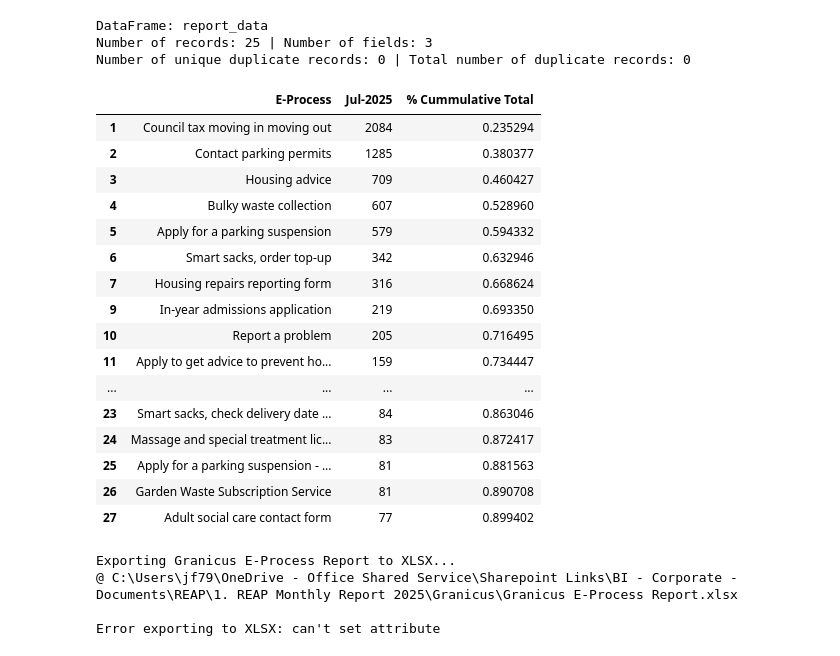
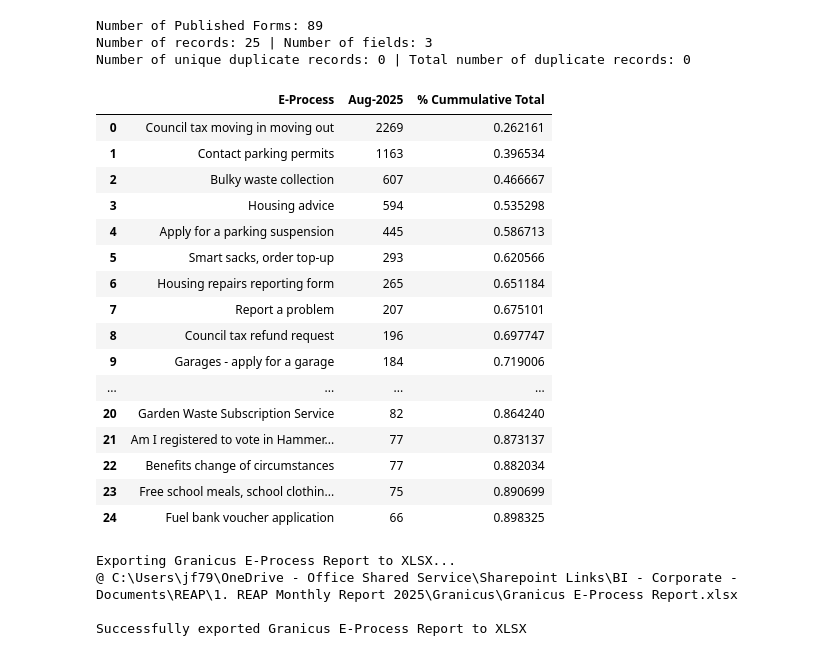
Before and after one commit to LBHF-JamalFazaldin/REAP-Analytics, a Jupyter notebook: REAP_notebooks/granicus_cases.ipynb, the cells around one changed output. Saved outputs shown, nothing was run; the diff lists cells and outputs as text; code cells hidden in the pictures.

Commit message:
REAP Monthly Automation Update
Added in notebooks and modules that automate the generation of the REAP Monthly Report.

```diff
--- a/REAP_notebooks/granicus_cases.ipynb
+++ b/REAP_notebooks/granicus_cases.ipynb
@@ -103,0 +33,6 @@ End of data validation
+# %%
+month_order = [
+    'April','May','June','July','August','September','October','November',
+    'December','January','February','March']
+
+date_dic = rmf.obtain_relevant_dates(granicus_case_data, 'date_completed')
@@ -124,64 +153,68 @@ report_data = pd.merge(
     granicus_case_data, granicus_process_data,
     how='left', on='process_id'
 )
 
-report_data['month_of_form'] = pd.to_datetime(report_data['date_completed']).dt.strftime("%Y-%m")
+report_data['month_of_form'] = report_data['date_completed'].dt.strftime("%Y-%m")
 
 report_data = report_data.groupby(['month_of_form', 'process_name','process_id'])['case_id'].count().reset_index().sort_values(by=['month_of_form', 'case_id'], ascending=False)
-report_data = report_data[report_data['month_of_form'] == last_full_month]
+report_data = report_data[report_data['month_of_form'] == date_dic['prev_full_month']]
 
 report_data = pd.merge(
     report_data, lookup_data,
     how='left', on='process_id',
     suffixes=['','_drop']
 )
 
 report_data = report_data[report_data['process_name_drop'].isna() == False]
 report_data.rename(
     columns={
         'process_name':'E-Process',
-        'case_id':month_year
+        'case_id': date_dic['month_year']
     },
     inplace=True
 )
 report_data.drop(
     columns=['month_of_form','process_id','process_name_drop'],
     inplace=True
 )
 
-report_data[r'% Cummulative Total'] = report_data[month_year].cumsum() / report_data[month_year].sum()
+report_data[r'% Cummulative Total'] = report_data[date_dic['month_year']].cumsum() / report_data[date_dic['month_year']].sum()
+
+print(f'Number of Published Forms: {len(report_data)}')
 
 report_data = report_data[report_data[r'% Cummulative Total'] <= 0.9]
-mf.display(report_data)
-
-mf.export_file(
-    report_data,
-    directory = path_to_data,
-    df_name = 'Granicus E-Process Report',
-    file_type='xlsx'
-)
+mf.display(report_data.reset_index(drop='index'))
 # %% [output]
-DataFrame: report_data
+Number of Published Forms: 89
 Number of records: 25 | Number of fields: 3
 Number of unique duplicate records: 0 | Total number of duplicate records: 0
-|  | E-Process | Jul-2025 | % Cummulative Total |
-| 1 | Council tax moving in moving out | 2084 | 0.235294 |
-| 2 | Contact parking permits | 1285 | 0.380377 |
-| 3 | Housing advice | 709 | 0.460427 |
-| 4 | Bulky waste collection | 607 | 0.528960 |
-| 5 | Apply for a parking suspension | 579 | 0.594332 |
-| 6 | Smart sacks, order top-up | 342 | 0.632946 |
-| 7 | Housing repairs reporting form | 316 | 0.668624 |
-| 9 | In-year admissions application | 219 | 0.693350 |
-| 10 | Report a problem | 205 | 0.716495 |
-| 11 | Apply to get advice to prevent ho... | 159 | 0.734447 |
+|  | E-Process | Aug-2025 | % Cummulative Total |
+| 0 | Council tax moving in moving out | 2269 | 0.262161 |
+| 1 | Contact parking permits | 1163 | 0.396534 |
+| 2 | Bulky waste collection | 607 | 0.466667 |
+| 3 | Housing advice | 594 | 0.535298 |
+| 4 | Apply for a parking suspension | 445 | 0.586713 |
+| 5 | Smart sacks, order top-up | 293 | 0.620566 |
+| 6 | Housing repairs reporting form | 265 | 0.651184 |
+| 7 | Report a problem | 207 | 0.675101 |
+| 8 | Council tax refund request | 196 | 0.697747 |
+| 9 | Garages - apply for a garage | 184 | 0.719006 |
 | ... | ... | ... | ... |
-| 23 | Smart sacks, check delivery date ... | 84 | 0.863046 |
-| 24 | Massage and special treatment lic... | 83 | 0.872417 |
-| 25 | Apply for a parking suspension - ... | 81 | 0.881563 |
-| 26 | Garden Waste Subscription Service | 81 | 0.890708 |
-| 27 | Adult social care contact form | 77 | 0.899402 |
+| 20 | Garden Waste Subscription Service | 82 | 0.864240 |
+| 21 | Am I registered to vote in Hammer... | 77 | 0.873137 |
+| 22 | Benefits change of circumstances | 77 | 0.882034 |
+| 23 | Free school meals, school clothin... | 75 | 0.890699 |
+| 24 | Fuel bank voucher application | 66 | 0.898325 |
-Exporting Granicus E-Process Report to XLSX...
-@ C:\Users\jf79\OneDrive - Office Shared Service\Sharepoint Links\BI - Corporate - Documents\REAP\1. REAP Monthly Report 2025\Granicus\Granicus E-Process Report.xlsx
-
-Error exporting to XLSX: can't set attribute
+# %%
+mf.export_file(
+    report_data,
+    directory = path_to_data,
+    df_name = 'Granicus E-Process Report',
+    file_type='xlsx',
+    sheet_name='main'
+)
+# %% [output]
+Exporting Granicus E-Process Report to XLSX...
+@ C:\Users\jf79\OneDrive - Office Shared Service\Sharepoint Links\BI - Corporate - Documents\REAP\1. REAP Monthly Report 2025\Granicus\Granicus E-Process Report.xlsx
+
+Successfully exported Granicus E-Process Report to XLSX
```
Also changed, not shown: parts of 8 cells of this notebook, 6 other files.
